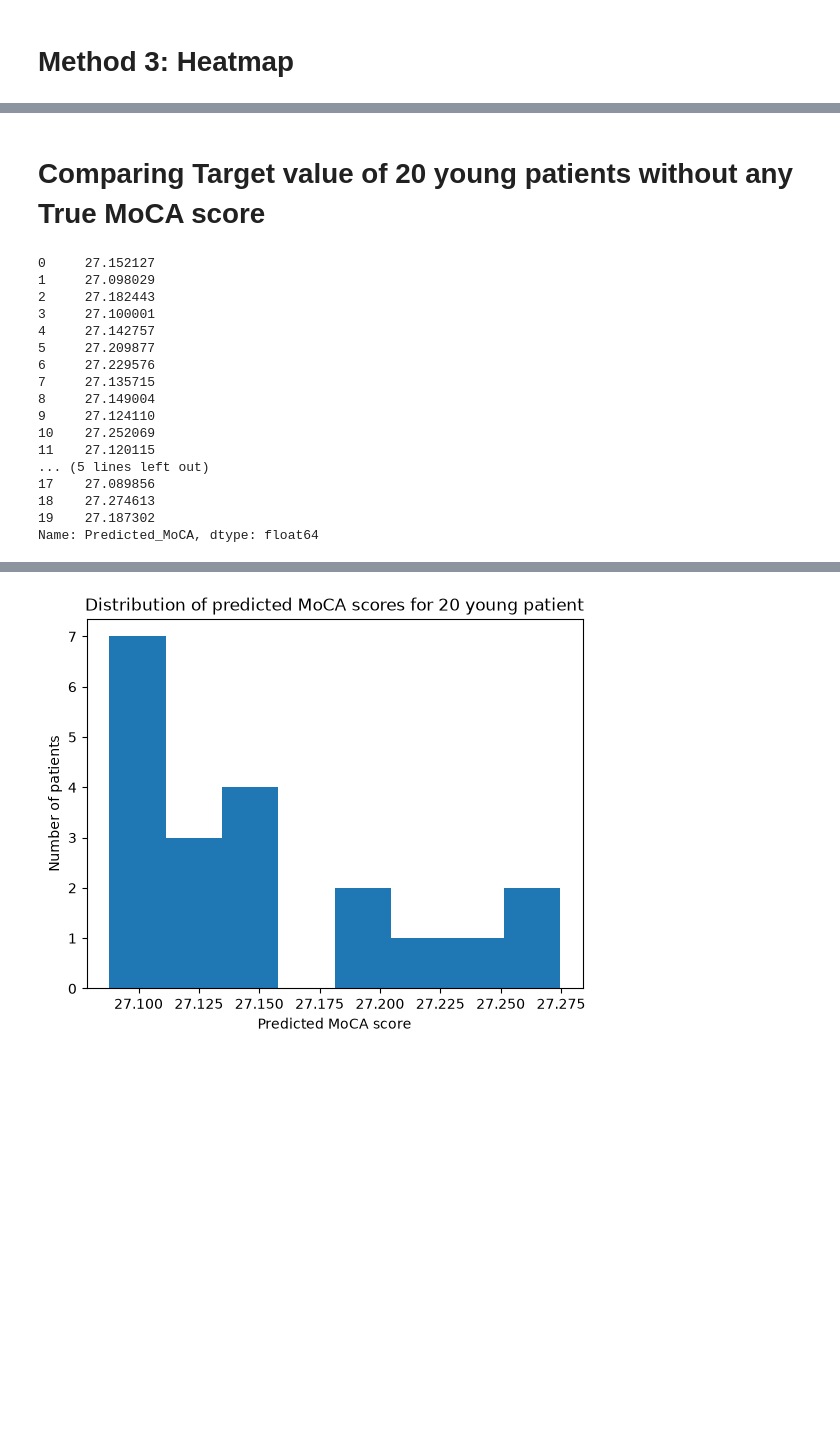
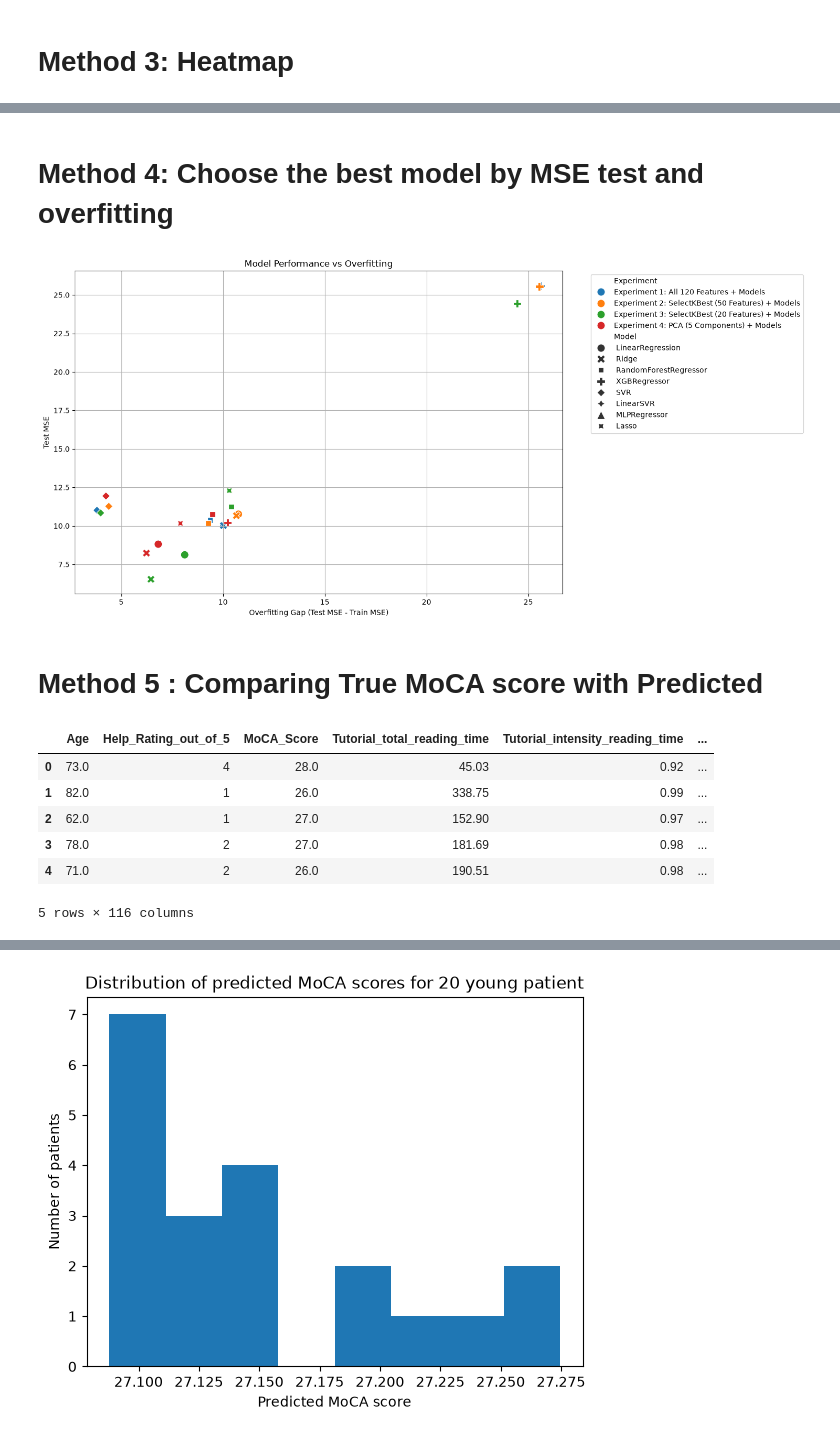
Before and after one commit to sana-mirahsani/detection_AD_with_VR_data, a Jupyter notebook: src/notebooks/7.Result_Visualization.ipynb, the cells around one changed output, grey strips where cells are left out. Drawn from its saved outputs; the diff is of its cells as text; code cells hidden in the pictures; blank space fills up the shorter version.

```diff
--- a/src/notebooks/7.Result_Visualization.ipynb
+++ b/src/notebooks/7.Result_Visualization.ipynb
@@ -244,30 +201,43 @@ plt.show()
+# %% [markdown]
+# Method 4: Choose the best model by MSE test and overfitting
+# %%
+import matplotlib.pyplot as plt
+import seaborn as sns
+
+plt.figure(figsize=(12, 8))
+
+sns.scatterplot(
+    data=all_results,
+    x="Gap",
+    y="Test MSE",
+    hue="Experiment",   # color by feature selection
+    style="Model",      # marker by model
+    s=120
+)
+
+plt.xlabel("Overfitting Gap (Test MSE - Train MSE)")
+plt.ylabel("Test MSE")
+plt.title("Model Performance vs Overfitting")
+
+plt.grid(True)
+
+plt.legend(
+    bbox_to_anchor=(1.05, 1),
+    loc="upper left"
+)
+
+plt.show()
+# %% [output]
+[figure]
 # %% [markdown]
-# Comparing Target value of 20 young patients without any True MoCA score
+# Method 5 : Comparing True MoCA score with Predicted
-# %%
-# Constants and paths
-parent_folder = Path("../..") # go 2 folder up= "../.."
-df_path = parent_folder / "data" / "produced_csv" / "4.cleaned_features_20_young_patients_with_target.csv"
-
-preprocessing_folder = parent_folder / "preoduced_csv"
-
-df = pd.read_csv(df_path)
-
-df['Predicted_MoCA']
-# %% [output]
-0     27.152127
-1     27.098029
-2     27.182443
-3     27.100001
-4     27.142757
-5     27.209877
-6     27.229576
-7     27.135715
-8     27.149004
-9     27.124110
-10    27.252069
-11    27.120115
-... (5 lines left out)
-17    27.089856
-18    27.274613
-19    27.187302
-Name: Predicted_MoCA, dtype: float64
+# %%
+df_patients.head()
+# %% [output]
+|  | Age | Help_Rating_out_of_5 | MoCA_Score | Tutorial_total_reading_time | Tutorial_intensity_reading_time | ... |
+| 0 | 73.0 | 4 | 28.0 | 45.03 | 0.92 | ... |
+| 1 | 82.0 | 1 | 26.0 | 338.75 | 0.99 | ... |
+| 2 | 62.0 | 1 | 27.0 | 152.90 | 0.97 | ... |
+| 3 | 78.0 | 2 | 27.0 | 181.69 | 0.98 | ... |
+| 4 | 71.0 | 2 | 26.0 | 190.51 | 0.98 | ... |
+5 rows × 116 columns
```
Also changed, not shown: parts of 10 cells of this notebook, 3 other files.
